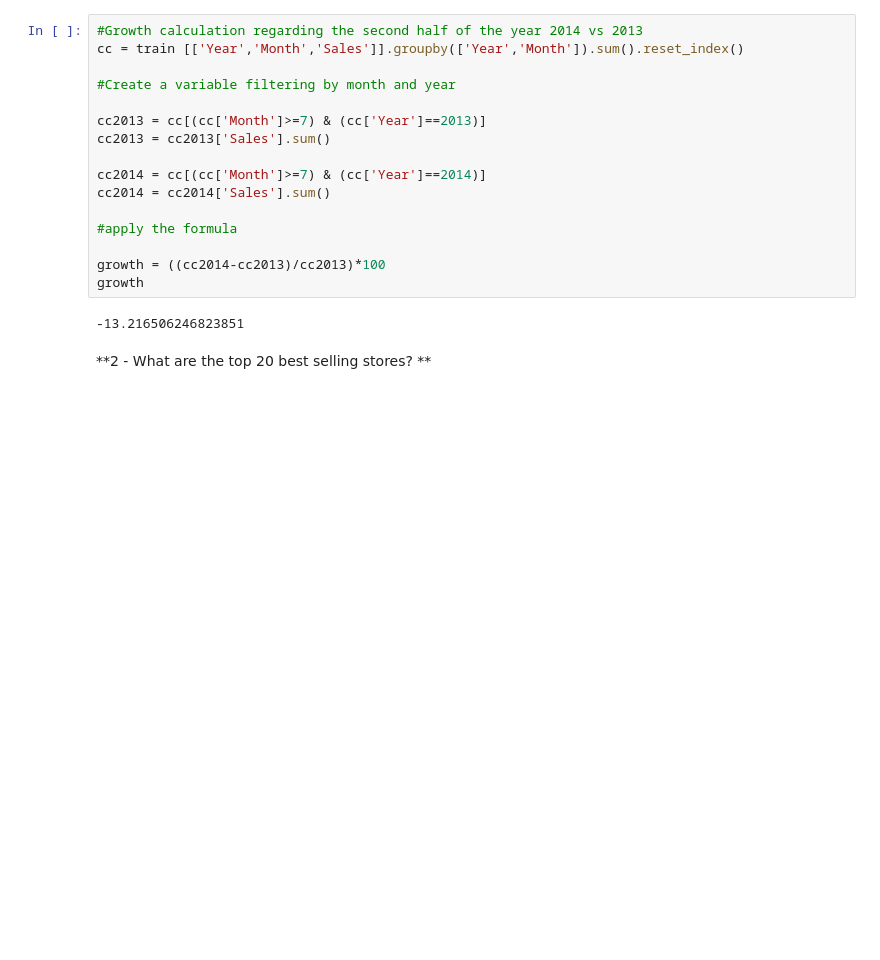
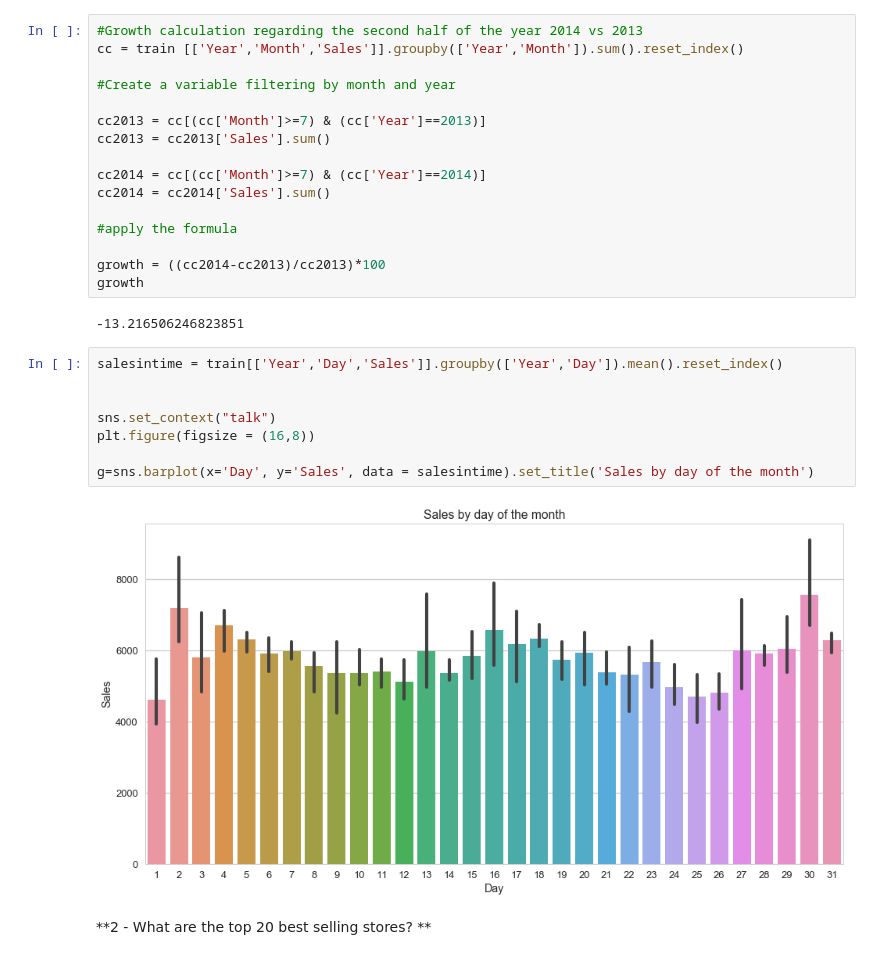
Before and after one commit to BambyG/Rossmann-sales-analysis, a Jupyter notebook: final_presentation_rossmann.ipynb, the cells around one changed output. Drawn from its saved outputs; the diff is of its cells as text; blank space fills up the shorter version.

Commit message:
Sales by day of the month

```diff
--- a/final_presentation_rossmann.ipynb
+++ b/final_presentation_rossmann.ipynb
@@ -307,6 +313,16 @@ growth = ((cc2014-cc2013)/cc2013)*100
 growth
 # %% [output]
 -13.216506246823851
+# %%
+salesintime = train[['Year','Day','Sales']].groupby(['Year','Day']).mean().reset_index()
+
+
+sns.set_context("talk")
+plt.figure(figsize = (16,8))
+
+g=sns.barplot(x='Day', y='Sales', data = salesintime).set_title('Sales by day of the month')
+# %% [output]
+[figure, added]
 # %% [markdown]
 **2 -  What are the top 20 best selling stores? **
 # %% [markdown]
```
Also changed, not shown: parts of 10 cells of this notebook.
